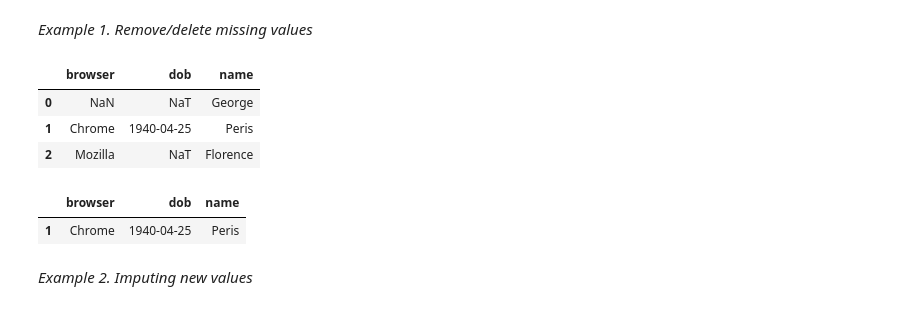
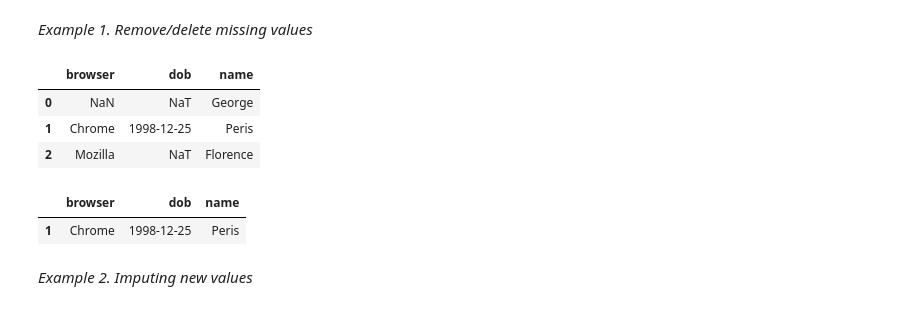
Before and after one commit to hacknairobi/Content, a Jupyter notebook: 1. week one/Day 1.ipynb, the cells around one changed output. Drawn from its saved outputs; the diff is of its cells as text; code cells hidden in the pictures.

```diff
--- a/1. week one/Day 1.ipynb
+++ b/1. week one/Day 1.ipynb
@@ -112,15 +112,15 @@ sns.boxplot(x=df['weight'])
 # %%
 #Create random dataset
 df = pd.DataFrame({"name": ['George', 'Peris', 'Florence'],
 "browser": [np.nan, 'Chrome', 'Mozilla'],
-"dob": [pd.NaT, pd.Timestamp("1940-04-25"),
+"dob": [pd.NaT, pd.Timestamp("1998-12-25"),
 pd.NaT]})
 
 df
 # %% [output]
 |  | browser | dob | name |
 | 0 | NaN | NaT | George |
-| 1 | Chrome | 1940-04-25 | Peris |
+| 1 | Chrome | 1998-12-25 | Peris |
 | 2 | Mozilla | NaT | Florence |
 # %%
 # drop rows with missing values
@@ -128,7 +128,7 @@ df.dropna(inplace=True)
 df
 # %% [output]
 |  | browser | dob | name |
-| 1 | Chrome | 1940-04-25 | Peris |
+| 1 | Chrome | 1998-12-25 | Peris |
 # %% [markdown]
 *Example 2. Imputing new values*
 # %%
```
Also changed, not shown: parts of 44 cells of this notebook, 3 other files.
